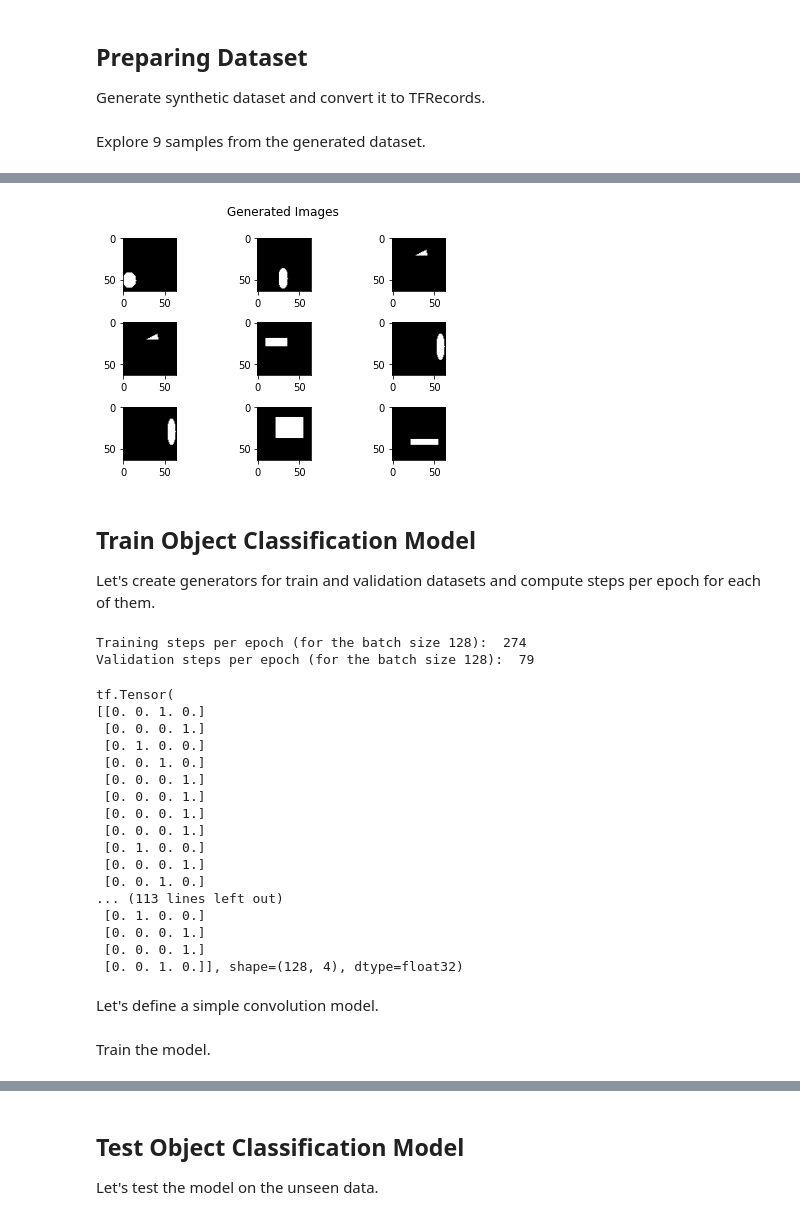
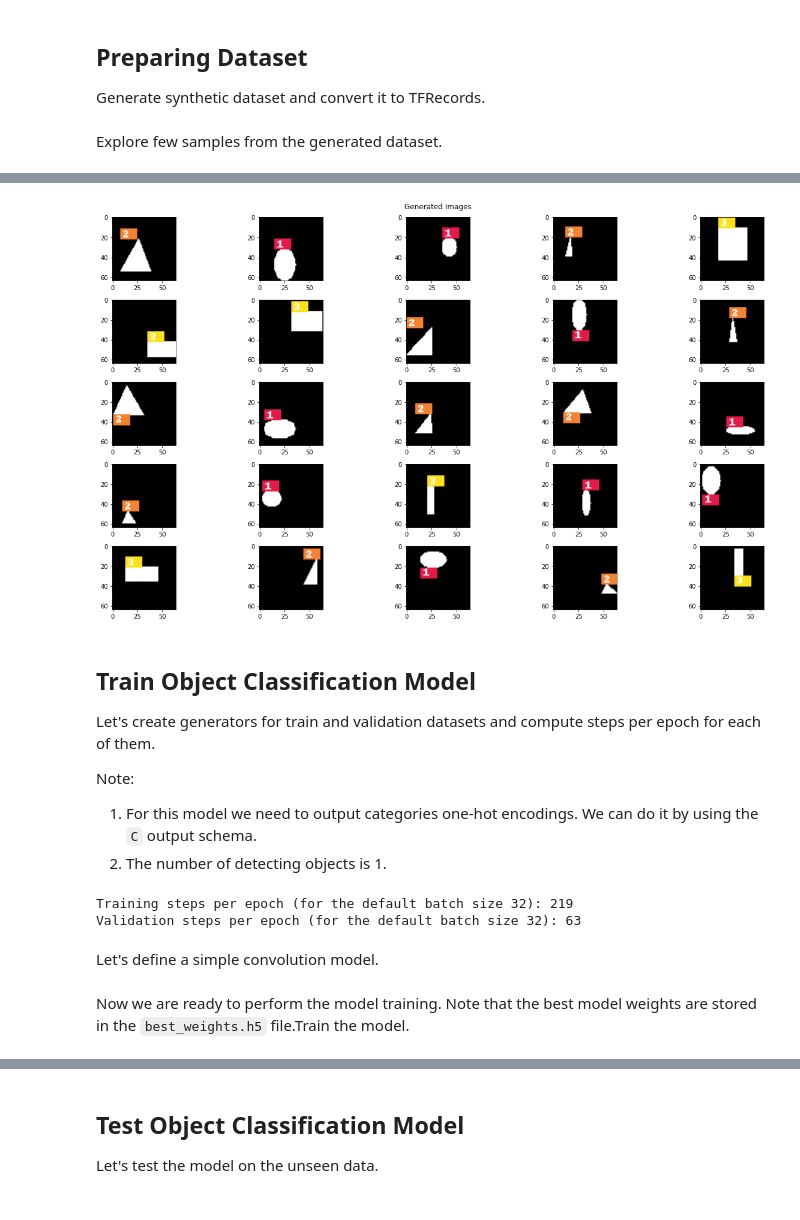
Before and after one commit to mmgalushka/squids, a Jupyter notebook: notebooks/single-object-classifier.ipynb, the cells around one changed output, grey strips where cells are left out. Cells and saved outputs as stored; diff of their text form; code cells hidden in the pictures.

```diff
--- a/notebooks/single-object-classifier.ipynb
+++ b/notebooks/single-object-classifier.ipynb
@@ -38,5 +38,5 @@ create_tfrecords(
 # %% [markdown]
-Explore 9 samples from the generated dataset.
+Explore few samples from the generated dataset.
 # %%
 image_ids, _ = explore_tfrecords(
     'dataset/synthetic-tfrecords/instances_train',
@@ -47,12 +47,10 @@ images  = [
     explore_tfrecords(
         'dataset/synthetic-tfrecords/instances_train',
         image_id,
-        with_categories = False,
-        with_bboxes = False,
-        with_segmentations = False,
+        with_categories=True,
         return_artifacts=True
     )[0]
-    for image_id in image_ids[0:10]
+    for image_id in image_ids[0:25]
 ]
 
 plot_images(images, "Generated Images")
@@ -72,51 +58,35 @@ To enable them in other operations, rebuild TensorFlow with the appropriate comp
-[figure, old version]
+[figure, new version]
 # %% [markdown]
 ## Train Object Classification Model
 
 Let's create generators for train and validation datasets and compute steps per epoch for each of them.
+
+Note:
+1. For this model we need to output categories one-hot encodings. We can do it by using the `C` output schema.
+2. The number of detecting objects is 1.
 # %%
-import pathlib
-
 ds_train, train_steps_per_epoch = load_tfrecords(
-    pathlib.Path("dataset/synthetic-tfrecords/instances_train"),
+    "dataset/synthetic-tfrecords/instances_train",
     output_schema = "C",
     num_detecting_objects=1,
-    batch_size=128
 )
-print("Training steps per epoch (for the batch size 128): ", train_steps_per_epoch)
+print(
+    "Training steps per epoch (for the default batch size 32):",
+    train_steps_per_epoch
+)
 
 ds_val, val_steps_per_epoch = load_tfrecords(
-    pathlib.Path("dataset/synthetic-tfrecords/instances_val"),
+    "dataset/synthetic-tfrecords/instances_val",
     output_schema = "C",
     num_detecting_objects=1,
-    batch_size=128
 )
-print("Validation steps per epoch (for the batch size 128): ", val_steps_per_epoch)
+print(
+    "Validation steps per epoch (for the default batch size 32):",
+    val_steps_per_epoch
+)
 # %% [output]
-Training steps per epoch (for the batch size 128):  274
-Validation steps per epoch (for the batch size 128):  79
+Training steps per epoch (for the default batch size 32): 219
+Validation steps per epoch (for the default batch size 32): 63
-# %%
-for x,y in ds_train:
-    print(y)
-    break
-# %% [output]
-tf.Tensor(
-[[0. 0. 1. 0.]
- [0. 0. 0. 1.]
- [0. 1. 0. 0.]
- [0. 0. 1. 0.]
- [0. 0. 0. 1.]
- [0. 0. 0. 1.]
- [0. 0. 0. 1.]
- [0. 0. 0. 1.]
- [0. 1. 0. 0.]
- [0. 0. 0. 1.]
- [0. 0. 1. 0.]
-... (113 lines left out)
- [0. 1. 0. 0.]
- [0. 0. 0. 1.]
- [0. 0. 0. 1.]
- [0. 0. 1. 0.]], shape=(128, 4), dtype=float32)
 # %% [markdown]
 Let's define a simple convolution model.
 # %%
@@ -139,6 +111,6 @@ model.compile(
     loss=tf.keras.losses.CategoricalCrossentropy(),
 	metrics=tf.keras.metrics.CategoricalAccuracy()
 )
-# %% [markdown]
-Train the model.
+# %% [markdown]
+Now we are ready to perform the model training. Note that the best model weights are stored in the `best_weights.h5` file.Train the model.
 # %%
```
Also changed, not shown: parts of 14 cells of this notebook, 13 other files.
